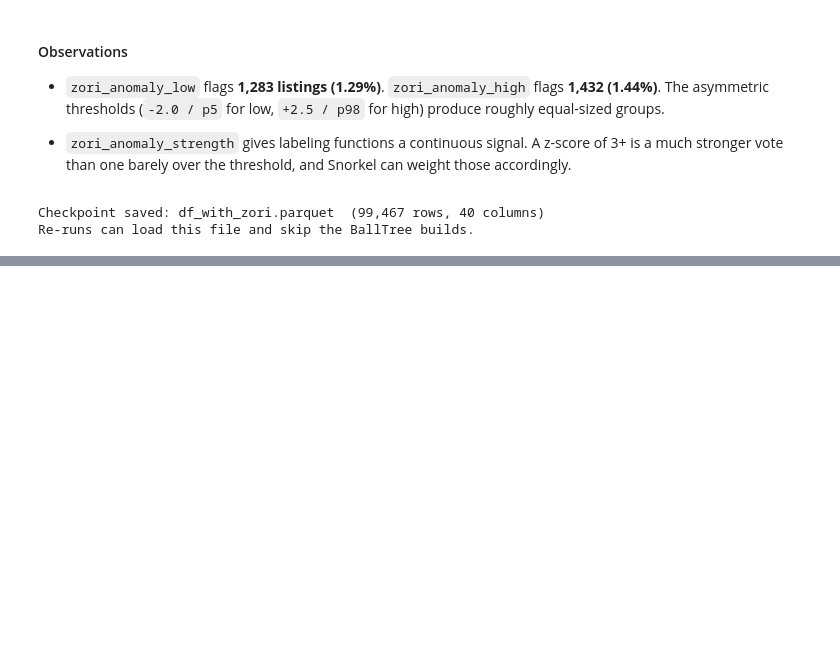
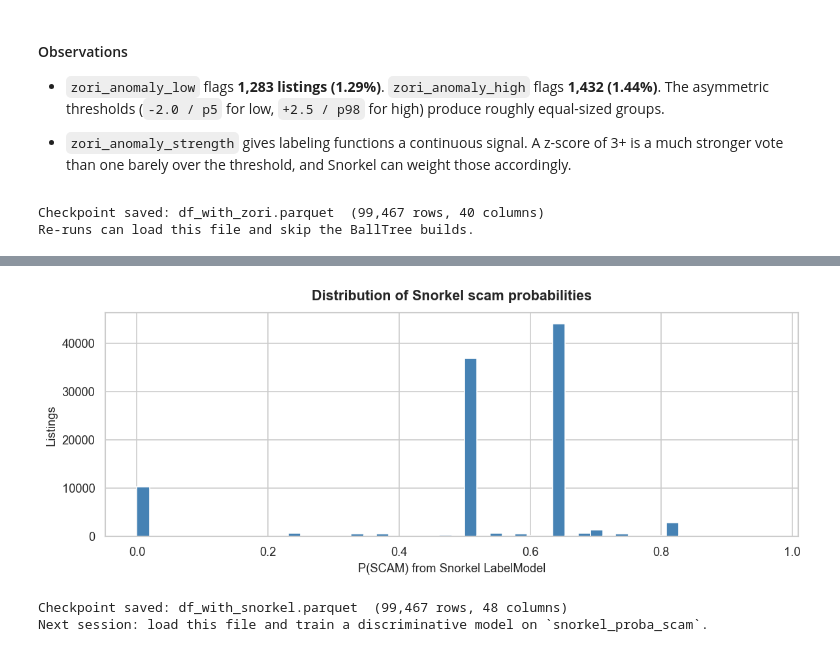
Before and after one commit to Dressi123/FakeOut, a Jupyter notebook: ML_Final_Project.ipynb, the cells around one changed output, grey strips where cells are left out. Cells and saved outputs as stored; diff of their text form; code cells hidden in the pictures; blank space fills up the shorter version.

Commit message:
snorkel, hand labeling, model etc

```diff
--- a/ML_Final_Project.ipynb
+++ b/ML_Final_Project.ipynb
@@ -1162,0 +1309,11 @@ price_vs_zori_ratio quartiles by granularity tier:
+# %%
+import re
+import numpy as np
+import pandas as pd
+
+from snorkel.labeling import labeling_function, PandasLFApplier, LFAnalysis
+from snorkel.labeling.model import LabelModel
+
+ABSTAIN, NOT_SCAM, SCAM = -1, 0, 1
+
+print(f"Working with df: {len(df):,} rows x {df.shape[1]} columns")
@@ -1162,0 +1650,7 @@ price_vs_zori_ratio quartiles by granularity tier:
+# %%
+applier = PandasLFApplier(lfs=lfs)
+L_train = applier.apply(df=df)
+print(f"L_train shape: {L_train.shape}  (rows x LFs)")
+
+lf_summary = LFAnalysis(L=L_train, lfs=lfs).lf_summary()
+lf_summary
@@ -1162,0 +1663,12 @@ price_vs_zori_ratio quartiles by granularity tier:
+# %%
+label_model = LabelModel(cardinality=2, verbose=True)
+label_model.fit(L_train=L_train, n_epochs=500, lr=0.01, log_freq=100, seed=42)
+
+proba = label_model.predict_proba(L=L_train)  # shape (n, 2): cols are NOT_SCAM, SCAM
+df['snorkel_proba_scam'] = proba[:, SCAM]
+df['snorkel_label']      = label_model.predict(L=L_train, tie_break_policy='abstain')
+
+print("snorkel_label distribution:")
+print(df['snorkel_label'].value_counts(dropna=False).rename({-1: 'ABSTAIN', 0: 'NOT_SCAM', 1: 'SCAM'}).to_string())
+print(f"\nsnorkel_proba_scam summary:")
+print(df['snorkel_proba_scam'].describe().round(4).to_string())
@@ -1162,0 +1728,22 @@ price_vs_zori_ratio quartiles by granularity tier:
+# %%
+import matplotlib.pyplot as plt
+
+fig, ax = plt.subplots(figsize=(10, 4))
+ax.hist(df['snorkel_proba_scam'].dropna(), bins=50, color='steelblue', edgecolor='white')
+ax.set_xlabel('P(SCAM) from Snorkel LabelModel')
+ax.set_ylabel('Listings')
+ax.set_title('Distribution of Snorkel scam probabilities', fontweight='bold', pad=12)
+plt.tight_layout()
+plt.show()
+# %% [output]
+[figure, added]
+# %%
+# Drop the temporary helper column before checkpointing
+df = df.drop(columns=['_body_template_count'], errors='ignore')
+
+df.to_parquet('df_with_snorkel.parquet', index=False)
+print(f"Checkpoint saved: df_with_snorkel.parquet  ({len(df):,} rows, {df.shape[1]} columns)")
+print("Next session: load this file and train a discriminative model on `snorkel_proba_scam`.")
+# %% [output]
+Checkpoint saved: df_with_snorkel.parquet  (99,467 rows, 48 columns)
+Next session: load this file and train a discriminative model on `snorkel_proba_scam`.
```
Also changed, not shown: parts of 35 cells of this notebook.
